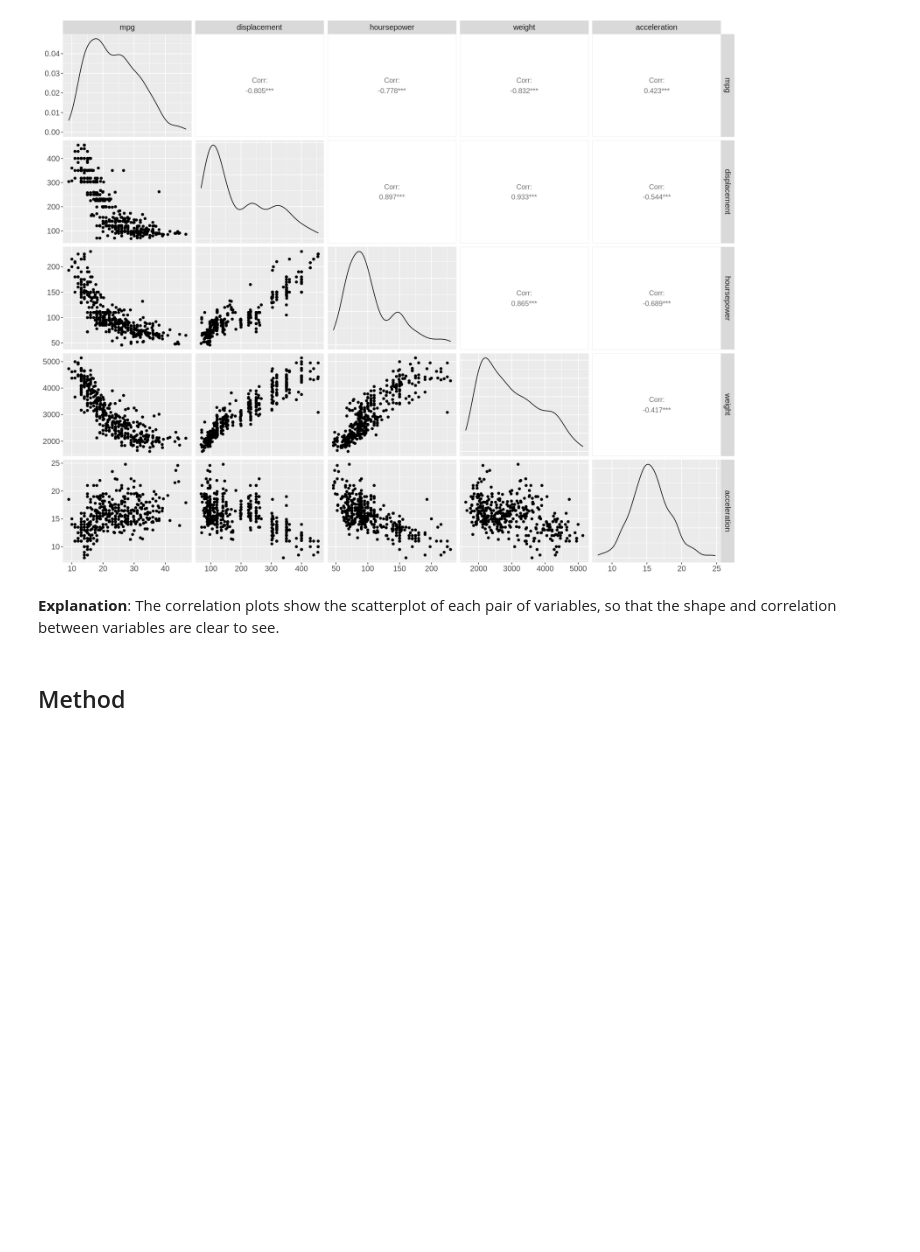
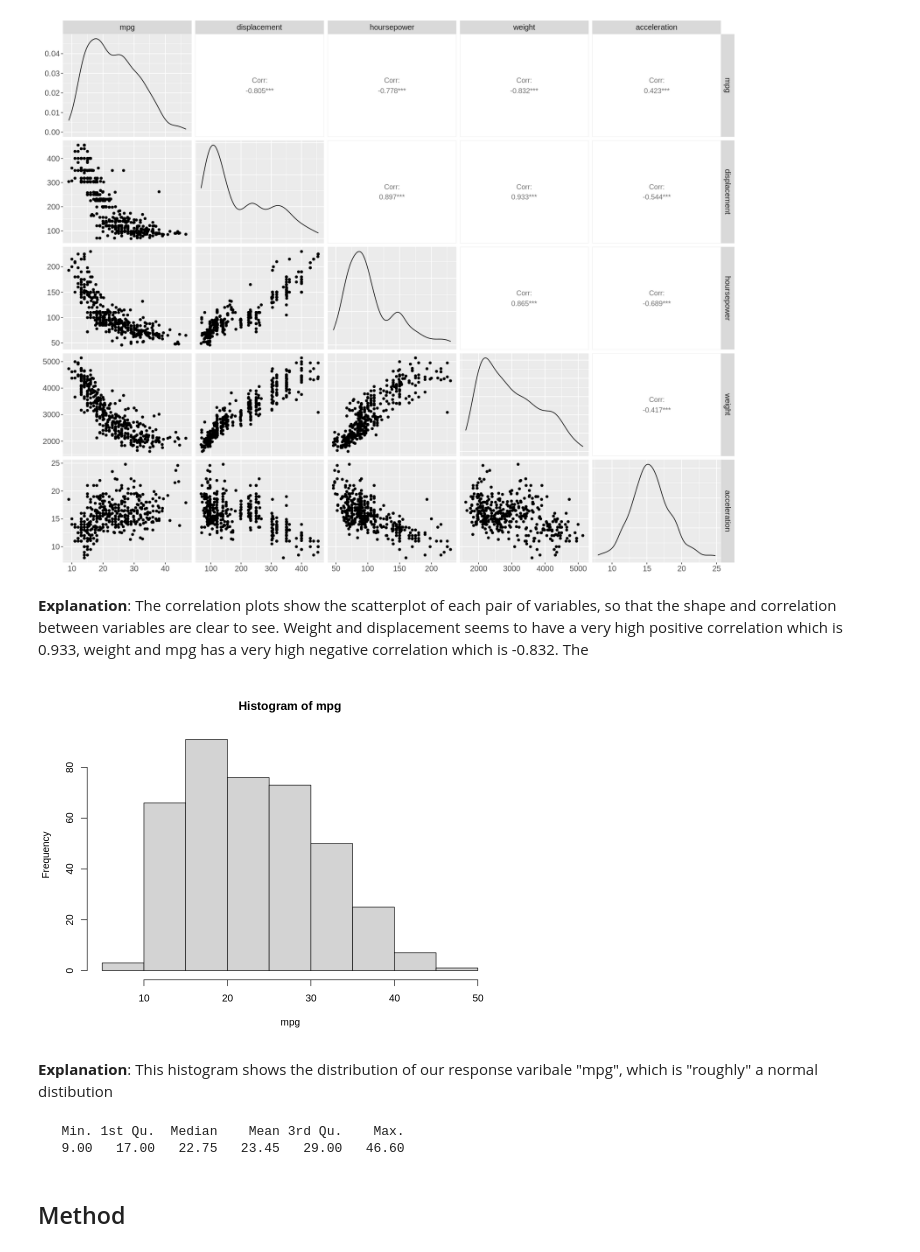
Before and after one commit to Jingfei-li/stat301-project, a Jupyter notebook: project_proposal.ipynb, the cells around one changed output. Drawn from its saved outputs; the diff is of its cells as text; code cells hidden in the pictures; blank space fills up the shorter version.

Commit message:
adding a histogram

```diff
--- a/project_proposal.ipynb
+++ b/project_proposal.ipynb
@@ -133,7 +136,21 @@ correlation_plots
 # %% [output]
 [figure]
 # %% [markdown]
-**Explanation**: The correlation plots show the scatterplot of each pair of variables, so that the shape and correlation between variables are clear to see.
+**Explanation**: The correlation plots show the scatterplot of each pair of variables, so that the shape and correlation between variables are clear to see.  Weight and displacement seems to have a very high positive correlation which is 0.933, weight and mpg has a very high negative correlation which is -0.832. The
+# %%
+options(repr.plot.width = 8, repr.plot.height = 6)
+hist(mpg_data$mpg,
+    main="Histogram of mpg",
+    xlab="mpg")
+# %% [output]
+[figure, added]
+# %% [markdown]
+**Explanation**: This histogram shows the distribution of our response varibale "mpg", which is "roughly" a normal distibution
+# %%
+summary(mpg_data$mpg)
+# %% [output]
+   Min. 1st Qu.  Median    Mean 3rd Qu.    Max.
+   9.00   17.00   22.75   23.45   29.00   46.60
 # %% [markdown]
 ## Method
 # %% [markdown]
```
Also changed, not shown: parts of 1 cell of this notebook.
